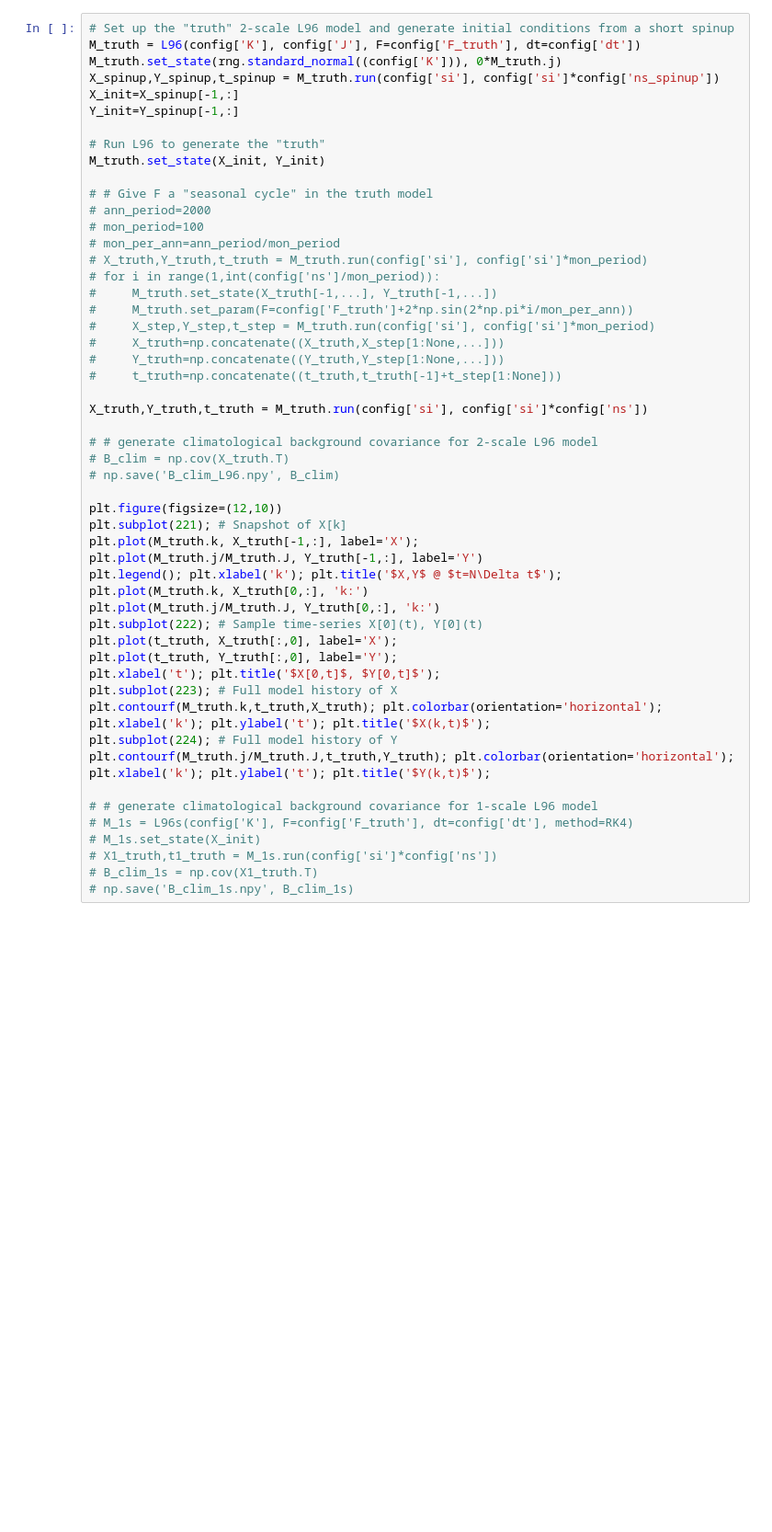
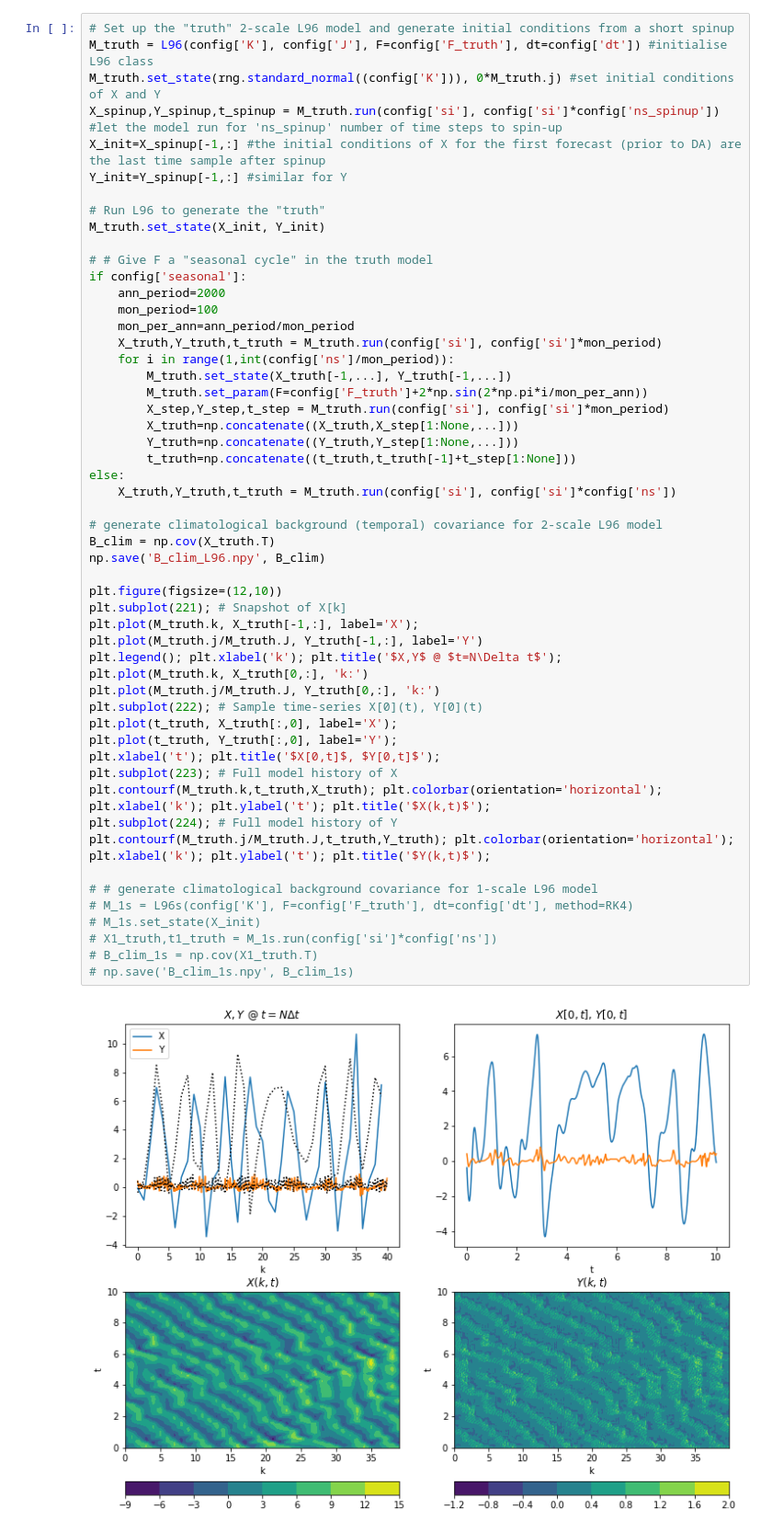
Before and after one commit to m2lines/L96_demo, a Jupyter notebook: 03Data-Assimilation/DA_demo_L96.ipynb, the cells around one changed output. Shown at 92% size. Drawn from its saved outputs; the diff is of its cells as text; blank space fills up the shorter version.

```diff
--- a/03Data-Assimilation/DA_demo_L96.ipynb
+++ b/03Data-Assimilation/DA_demo_L96.ipynb
@@ -106,52 +190,55 @@ def running_ave(X,N):
 # %%
 # Set up the "truth" 2-scale L96 model and generate initial conditions from a short spinup
-M_truth = L96(config['K'], config['J'], F=config['F_truth'], dt=config['dt'])
-M_truth.set_state(rng.standard_normal((config['K'])), 0*M_truth.j)
-X_spinup,Y_spinup,t_spinup = M_truth.run(config['si'], config['si']*config['ns_spinup'])
-X_init=X_spinup[-1,:]
-Y_init=Y_spinup[-1,:]
+M_truth = L96(config['K'], config['J'], F=config['F_truth'], dt=config['dt']) #initialise L96 class
+M_truth.set_state(rng.standard_normal((config['K'])), 0*M_truth.j) #set initial conditions of X and Y
+X_spinup,Y_spinup,t_spinup = M_truth.run(config['si'], config['si']*config['ns_spinup']) #let the model run for 'ns_spinup' number of time steps to spin-up
+X_init=X_spinup[-1,:] #the initial conditions of X for the first forecast (prior to DA) are the last time sample after spinup
+Y_init=Y_spinup[-1,:] #similar for Y
 
 # Run L96 to generate the "truth"
 M_truth.set_state(X_init, Y_init)
 
 # # Give F a "seasonal cycle" in the truth model
-# ann_period=2000
-# mon_period=100
-# mon_per_ann=ann_period/mon_period
-# X_truth,Y_truth,t_truth = M_truth.run(config['si'], config['si']*mon_period)
-# for i in range(1,int(config['ns']/mon_period)):
-#     M_truth.set_state(X_truth[-1,...], Y_truth[-1,...])
-#     M_truth.set_param(F=config['F_truth']+2*np.sin(2*np.pi*i/mon_per_ann))
-#     X_step,Y_step,t_step = M_truth.run(config['si'], config['si']*mon_period)
-#     X_truth=np.concatenate((X_truth,X_step[1:None,...]))
-#     Y_truth=np.concatenate((Y_truth,Y_step[1:None,...]))
-#     t_truth=np.concatenate((t_truth,t_truth[-1]+t_step[1:None]))
+if config['seasonal']:
+    ann_period=2000
+    mon_period=100
+    mon_per_ann=ann_period/mon_period
+    X_truth,Y_truth,t_truth = M_truth.run(config['si'], config['si']*mon_period)
+    for i in range(1,int(config['ns']/mon_period)):
+        M_truth.set_state(X_truth[-1,...], Y_truth[-1,...])
+        M_truth.set_param(F=config['F_truth']+2*np.sin(2*np.pi*i/mon_per_ann))
+        X_step,Y_step,t_step = M_truth.run(config['si'], config['si']*mon_period)
+        X_truth=np.concatenate((X_truth,X_step[1:None,...]))
+        Y_truth=np.concatenate((Y_truth,Y_step[1:None,...]))
+        t_truth=np.concatenate((t_truth,t_truth[-1]+t_step[1:None]))
+else:
+    X_truth,Y_truth,t_truth = M_truth.run(config['si'], config['si']*config['ns'])
 
-X_truth,Y_truth,t_truth = M_truth.run(config['si'], config['si']*config['ns'])
-
-# # generate climatological background covariance for 2-scale L96 model
-# B_clim = np.cov(X_truth.T)
-# np.save('B_clim_L96.npy', B_clim)
+# generate climatological background (temporal) covariance for 2-scale L96 model
+B_clim = np.cov(X_truth.T)
+np.save('B_clim_L96.npy', B_clim)
 
 plt.figure(figsize=(12,10))
 plt.subplot(221); # Snapshot of X[k]
 plt.plot(M_truth.k, X_truth[-1,:], label='X');
 plt.plot(M_truth.j/M_truth.J, Y_truth[-1,:], label='Y')
 plt.legend(); plt.xlabel('k'); plt.title('$X,Y$ @ $t=N\Delta t$');
 plt.plot(M_truth.k, X_truth[0,:], 'k:')
 plt.plot(M_truth.j/M_truth.J, Y_truth[0,:], 'k:')
 plt.subplot(222); # Sample time-series X[0](t), Y[0](t)
 plt.plot(t_truth, X_truth[:,0], label='X');
 plt.plot(t_truth, Y_truth[:,0], label='Y');
 plt.xlabel('t'); plt.title('$X[0,t]$, $Y[0,t]$');
 plt.subplot(223); # Full model history of X
 plt.contourf(M_truth.k,t_truth,X_truth); plt.colorbar(orientation='horizontal'); plt.xlabel('k'); plt.ylabel('t'); plt.title('$X(k,t)$');
 plt.subplot(224); # Full model history of Y
 plt.contourf(M_truth.j/M_truth.J,t_truth,Y_truth); plt.colorbar(orientation='horizontal'); plt.xlabel('k'); plt.ylabel('t'); plt.title('$Y(k,t)$');
 
 # # generate climatological background covariance for 1-scale L96 model
 # M_1s = L96s(config['K'], F=config['F_truth'], dt=config['dt'], method=RK4)
 # M_1s.set_state(X_init)
 # X1_truth,t1_truth = M_1s.run(config['si']*config['ns'])
 # B_clim_1s = np.cov(X1_truth.T)
 # np.save('B_clim_1s.npy', B_clim_1s)
+# %% [output]
+[figure, added]
```
Also changed, not shown: parts of 15 cells of this notebook, 1 other file.
